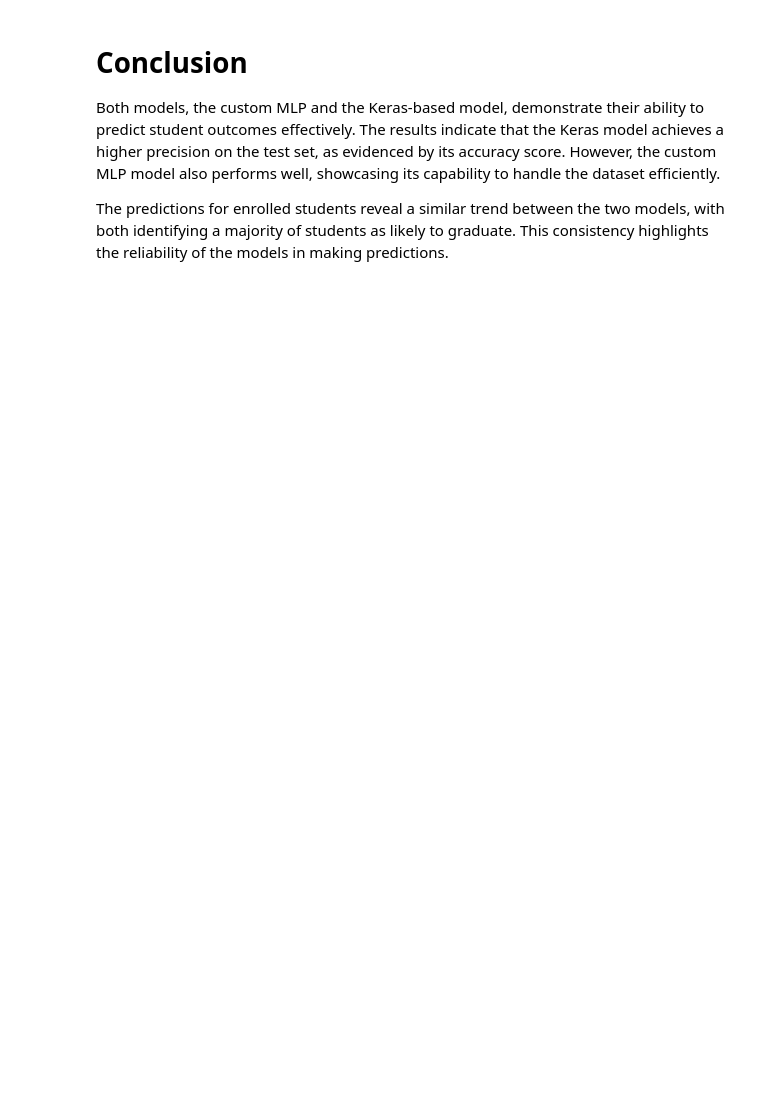
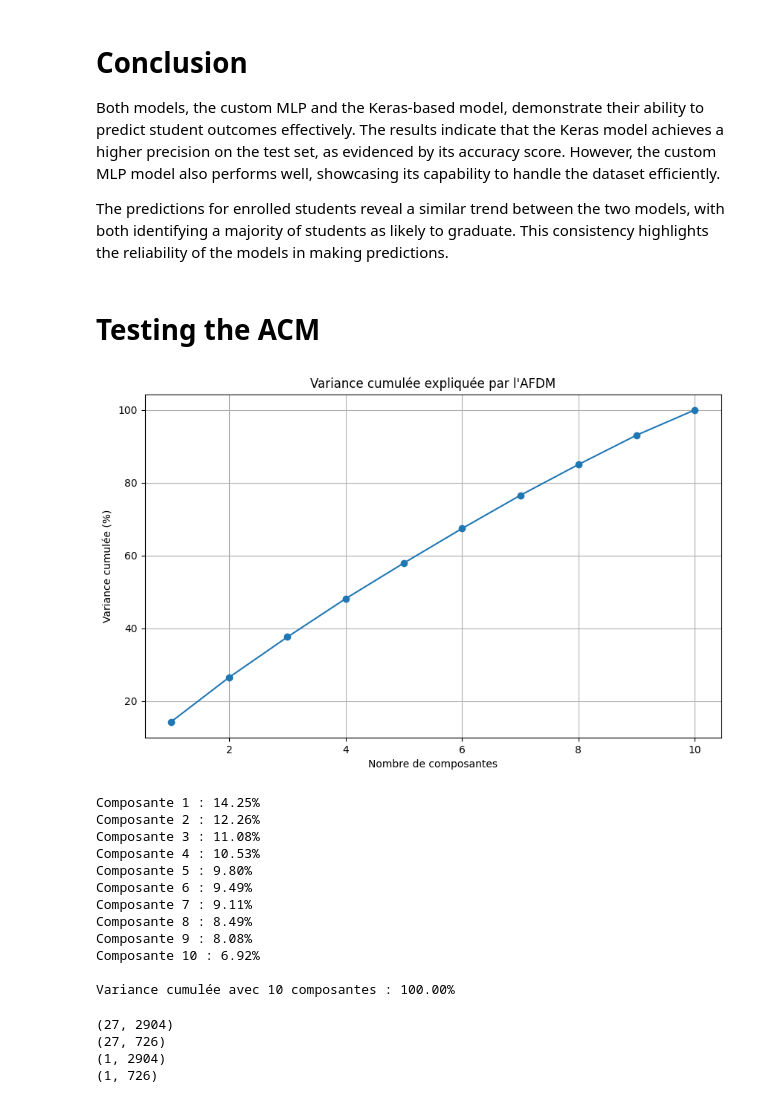
Before and after one commit to Feinst69/ANN-playground, a Jupyter notebook: model_test.ipynb, the cells around one changed output. Drawn from its saved outputs; the diff is of its cells as text; code cells hidden in the pictures; blank space fills up the shorter version.

```diff
--- a/model_test.ipynb
+++ b/model_test.ipynb
@@ -219,3 +225,5 @@ for i, count in enumerate(counts):
 Both models, the custom MLP and the Keras-based model, demonstrate their ability to predict student outcomes effectively. The results indicate that the Keras model achieves a higher precision on the test set, as evidenced by its accuracy score. However, the custom MLP model also performs well, showcasing its capability to handle the dataset efficiently.
 
 The predictions for enrolled students reveal a similar trend between the two models, with both identifying a majority of students as likely to graduate. This consistency highlights the reliability of the models in making predictions.
+# %% [markdown]
+# Testing the ACM
@@ -221,0 +279,68 @@ The predictions for enrolled students reveal a similar trend between the two mod
+# %%
+import pandas as pd
+import prince
+import matplotlib.pyplot as plt
+
+# === 1. Séparer les variables ===
+# Variables continues
+numerical_cols = df.select_dtypes(include='float64').columns.tolist()
+
+# Variables catégorielles (hors Target)
+categorical_cols = df.select_dtypes(include='int64').columns.tolist()
+
+
+# === 2. Appliquer l'AFDM ===
+afdm = prince.FAMD(
+    n_components=10,  # tu peux ajuster selon ton besoin
+    random_state=42
+)
+
+afdm = afdm.fit(df[numerical_cols + categorical_cols])
+
+# === 3. Résultats ===
+famd_coordinates = afdm.row_coordinates(df[numerical_cols + categorical_cols])
+
+# === 4. Variance expliquée (méthode alternative) ===
+eigenvalues = afdm.eigenvalues_
+explained_variance = eigenvalues / eigenvalues.sum()
+
+# Plot de la variance cumulée
+plt.figure(figsize=(10, 6))
+plt.plot(range(1, len(explained_variance)+1),
+         pd.Series(explained_variance).cumsum()*100,
+         marker='o')
+plt.xlabel('Nombre de composantes')
+plt.ylabel('Variance cumulée (%)')
+plt.title('Variance cumulée expliquée par l\'AFDM')
+plt.grid(True)
+plt.show()
+
+# === 5. Afficher la variance expliquée ===
+for i, var in enumerate(explained_variance):
+    print(f"Composante {i+1} : {var*100:.2f}%")
+
+print(f"\nVariance cumulée avec 10 composantes : {sum(explained_variance)*100:.2f}%")
+# %% [output]
+[figure, added]
+Composante 1 : 14.25%
+Composante 2 : 12.26%
+Composante 3 : 11.08%
+Composante 4 : 10.53%
+Composante 5 : 9.80%
+Composante 6 : 9.49%
+Composante 7 : 9.11%
+Composante 8 : 8.49%
+Composante 9 : 8.08%
+Composante 10 : 6.92%
+
+Variance cumulée avec 10 composantes : 100.00%
+# %%
+print(X_train.shape)
+print(X_test.shape)
+print(y_train.shape)
+print(y_test.shape)
+# %% [output]
+(27, 2904)
+(27, 726)
+(1, 2904)
+(1, 726)
```
Also changed, not shown: parts of 9 cells of this notebook.
